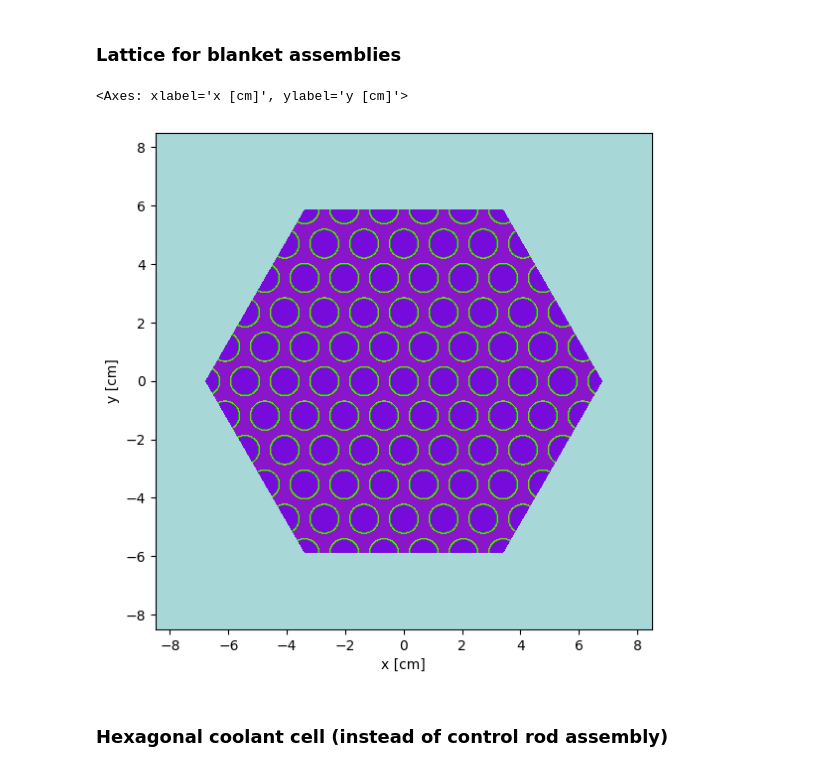
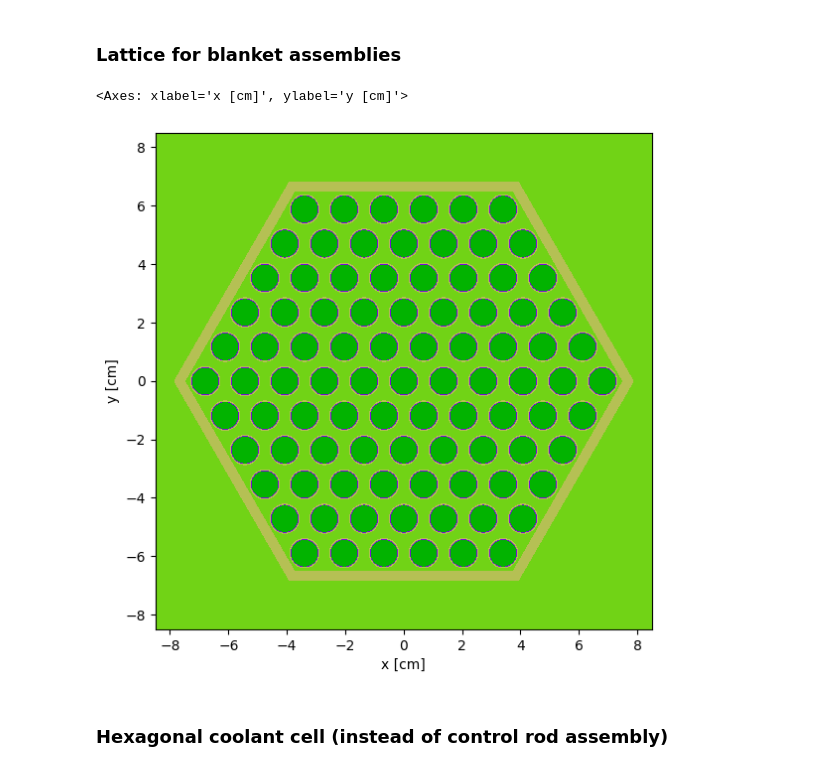
Before and after one commit to Singularigit/minor-actinides-transmutation-in-nuclear-reactor-systems, a Jupyter notebook: BLiu_model_2.ipynb, the cells around one changed output. Drawn from its saved outputs; the diff is of its cells as text; code cells hidden in the pictures.

Commit message:
latest version of the model, with materials and hexagonal cladding. WARNING: Doesn't work, since temperature needs to be specified

```diff
--- a/BLiu_model_2.ipynb
+++ b/BLiu_model_2.ipynb
@@ -9,3 +14,6 @@ import math
+# %%
+T_fuel = 700
+T_cool = 700
 # %% [markdown]
 ## Materials
 (Currenly using 'dummy' materials so far, copied from SFR model example from OpenMC)
@@ -457,7 +472,9 @@ MA_out_fuel 0.01
 # clad material
 mat_clad = openmc.Material.mix_materials(
     [C, N, Al, Si, P, S, V, Cr, Mn, Fe, Ni, Cu, Nb, Mo],
-    [0.001, 0.00048, 0.00022, 0.0028, 0.00009, 0.00003, 0.00216, 0.0837, 0.0045, 0.89146, 0.0021, 0.0017, 0.00076, 0.009], 'wo')
+    [0.001, 0.00048, 0.00022, 0.0028, 0.00009, 0.00003, 0.00216, 0.0837, 0.0045, 0.89146, 0.0021, 0.0017, 0.00076, 0.009], 'wo'
+        ,temperature = T_fuel
+    )
 #    [cu63, Al2O3], [0.997,0.003], 'wo',
 #    name = 'clad'
 #)
@@ -466,12 +483,16 @@ mat_clad = openmc.Material.mix_materials(
 mat_gap = openmc.Material.mix_materials(
     [He], [1], 'wo',
     name = 'helium gap'
+    ,temperature = T_fuel
+
 )
 
 # blanket material
 mat_blan = openmc.Material.mix_materials(
-    [u238, u235], [0.9928,0.0072], 'wo',
+    [mox_uo2], [1], 'wo',
     name = 'blanket'
+    ,temperature = T_fuel
+
 )
 
 # control rod material
@@ -479,6 +500,7 @@ mat_cont = openmc.Material.mix_materials(
     [B_enriched, C_nat],
     [0.8, 0.2],
     percent_type='ao'   # atomic fractions
+    ,temperature = T_fuel
 )
 B4C.name = "B4C (92% B10)"
 B4C.set_density('g/cm3', 2.52)
@@ -488,6 +510,8 @@ mat_cool = openmc.Material.mix_materials(
     [Pb],
     [1.0],
     percent_type='ao'   # atomic fractions
+    ,temperature = T_cool
+
 )
 #    [cu63, Al2O3], [0.997,0.003], 'wo',
 #    name = 'coolant'
@@ -644,9 +674,9 @@ pitch_fuel_rod = 13.6e-1 #fuel rod pitch
 #Edge length of hexagon containing lattice (6 rings --> 9 internal edge lengths)
 
 
-#edge_fuel_ass = 5.5*pitch_fuel_rod # Unsure of corerct dimension if assemblies shall fit together...
+edge_fuel_ass = 5.5*pitch_fuel_rod # Unsure of corerct dimension if assemblies shall fit together...
 #edge_fuel_ass = 6*pitch_fuel_rod # Unsure of corerct dimension if assemblies shall fit together...
-edge_fuel_ass = 5*pitch_fuel_rod # Unsure of corerct dimension if assemblies shall fit together...
+#edge_fuel_ass = 5*pitch_fuel_rod # Unsure of corerct dimension if assemblies shall fit together...
 # %%
 # Defining lattice parameters
 lat_in_fuel = openmc.HexLattice(name='internal fuel assembly')
@@ -814,25 +873,33 @@ lat_blan.universes = [blan1, blan2, blan3, blan4, blan5, blan6]
 # Create prism that will contain lattice (unsure of dimensions!)
 surf_lat_blan = openmc.model.HexagonalPrism(edge_length=edge_fuel_ass, orientation='x')
 
+edge_clad_ass = edge_fuel_ass + 0.4
+
+surf_lat_clad = openmc.model.HexagonalPrism(edge_length=edge_clad_ass, orientation='x')
+
+
 # Region
 reg_main_lat_blan = -surf_top & + surf_bot & -surf_lat_blan
 reg_out_lat_blan = -surf_top & + surf_bot & +surf_lat_blan
+reg_out_lat_blan_clad = -surf_top & + surf_bot & +surf_lat_clad
 
 #Fill a cell with the lattice. This cell is filled with the lattice and contained within the prism
 cell_main_lat_blan = openmc.Cell(fill=lat_blan, region=reg_main_lat_blan)
 #Fill a cell with a material that will sourrind the prism
-cell_out_lat_blan = openmc.Cell(fill=mat_cool, region=reg_out_lat_blan)
+
+cell_out_lat_blan_clad = openmc.Cell(fill=mat_cool, region=reg_out_lat_blan_clad)
+cell_out_lat_blan = openmc.Cell(fill=mat_clad, region=reg_out_lat_blan)
 
 # Universe containing both
 uni_main_blan = openmc.Universe(
-    cells=[cell_main_lat_blan, cell_out_lat_blan],
+    cells=[cell_main_lat_blan, cell_out_lat_blan,cell_out_lat_blan_clad],
     name='fuel assembly lattice, internal')
 # %%
-uni_main_blan.plot(origin=(0.,0.,0.), pixels=(500, 500), width=(17,17), color_by='cell')
+uni_main_blan.plot(origin=(0.,0.,0.), pixels=(500, 500), width=(17,17), color_by='material')
 #uni_main_blan.plot(origin=(0.,0.,0.), pixels=(500, 500), width=(2,2), color_by='cell')
 # %% [output]
 <Axes: xlabel='x [cm]', ylabel='y [cm]'>
-[figure, old version]
+[figure, new version]
 # %% [markdown]
 ### Hexagonal coolant cell (instead of control rod assembly)
 # %%
```
Also changed, not shown: parts of 15 cells of this notebook.
